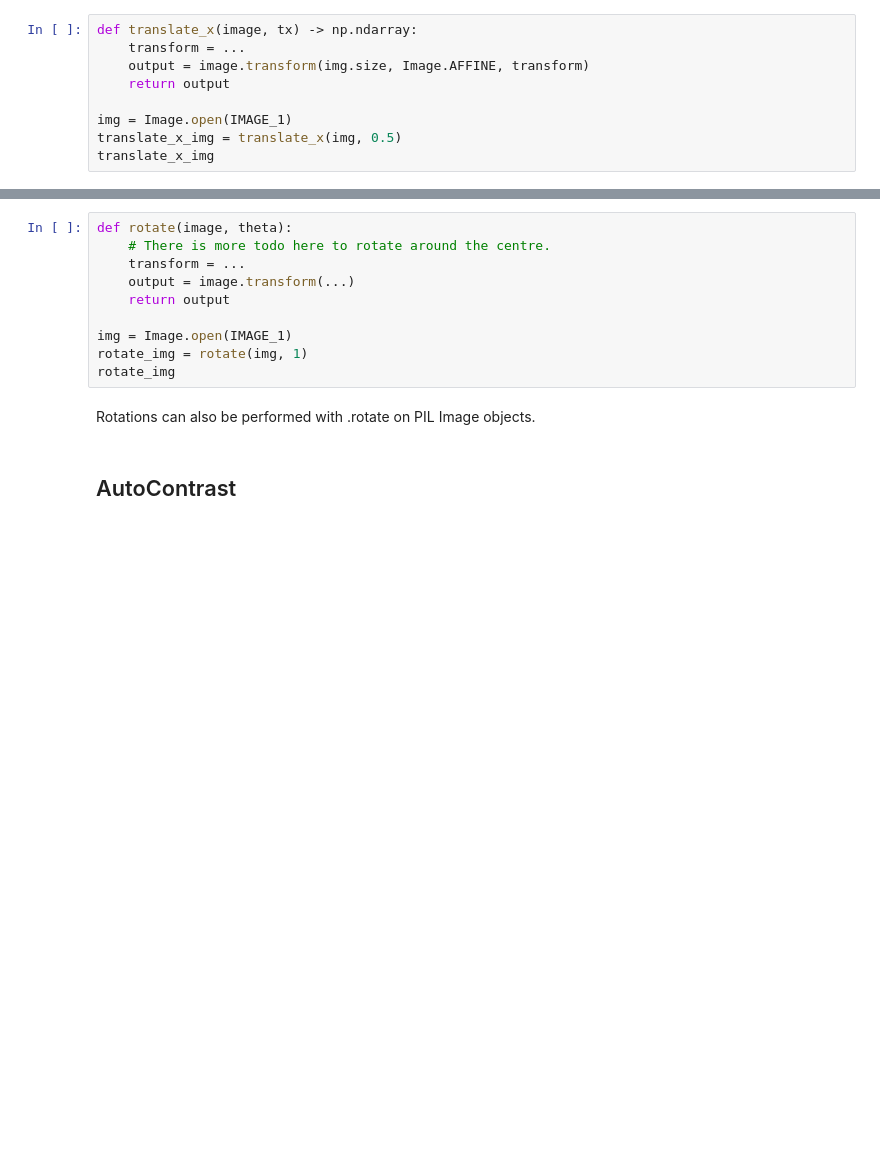
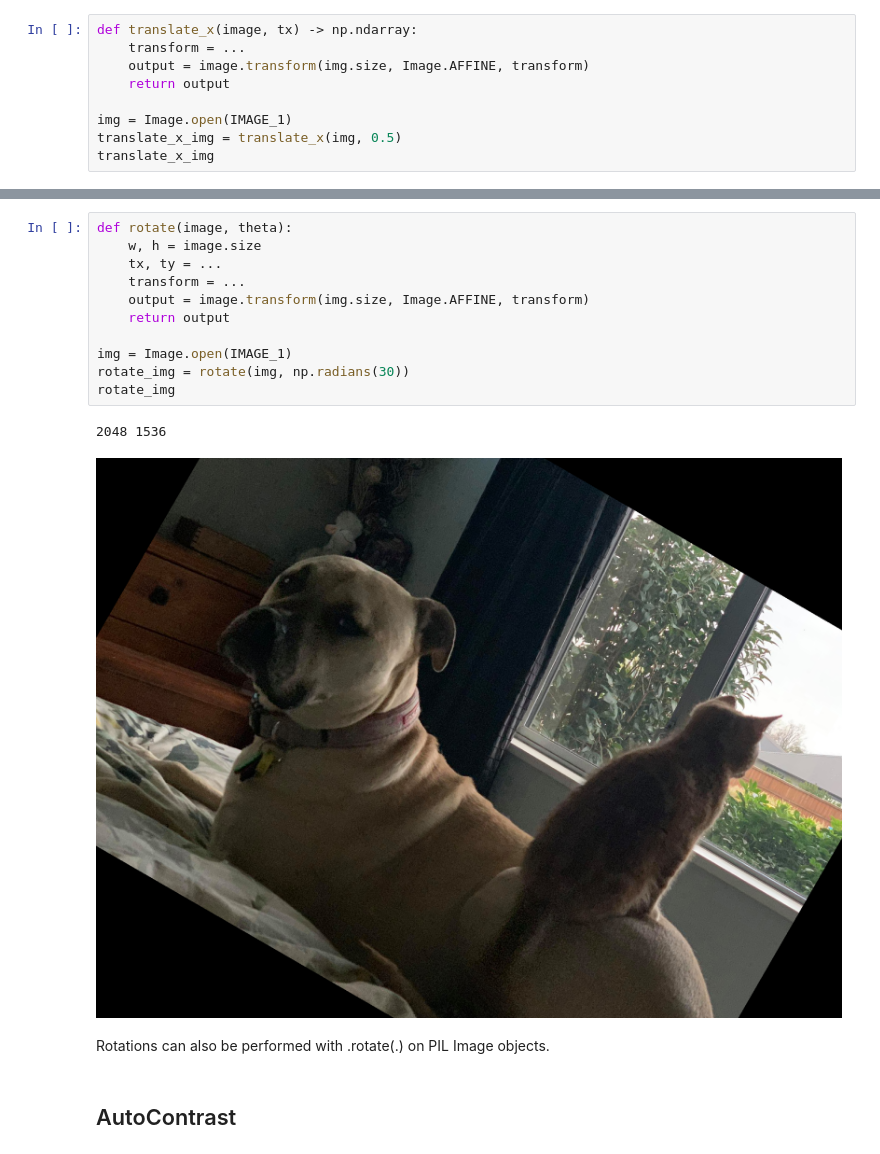
Before and after one commit to lhy110/sail_tutorials, a Jupyter notebook: 3. Computer Vision and Image Augmentations/3.3.1 Image Augmenation AutoAugment.ipynb, the cells around one changed output, grey strips where cells are left out. Cells and saved outputs as stored; diff of their text form; blank space fills up the shorter version.

```diff
--- a/3. Computer Vision and Image Augmentations/3.3.1 Image Augmenation AutoAugment.ipynb
+++ b/3. Computer Vision and Image Augmentations/3.3.1 Image Augmenation AutoAugment.ipynb
@@ -82,15 +95,19 @@ translate_y_img
 # %%
 def rotate(image, theta):
-    # There is more todo here to rotate around the centre.
+    w, h = image.size
+    tx, ty = ...
     transform = ...
-    output = image.transform(...)
+    output = image.transform(img.size, Image.AFFINE, transform)
     return output
 
 img = Image.open(IMAGE_1)
-rotate_img = rotate(img, 1)
+rotate_img = rotate(img, np.radians(30))
 rotate_img
+# %% [output]
+2048 1536
+[figure, added]
 # %% [markdown]
-Rotations can also be performed with .rotate on PIL Image objects.
+Rotations can also be performed with .rotate(.) on PIL Image objects.
 # %% [markdown]
 ## AutoContrast
 # %% [markdown]
```
Also changed, not shown: parts of 6 cells of this notebook.
